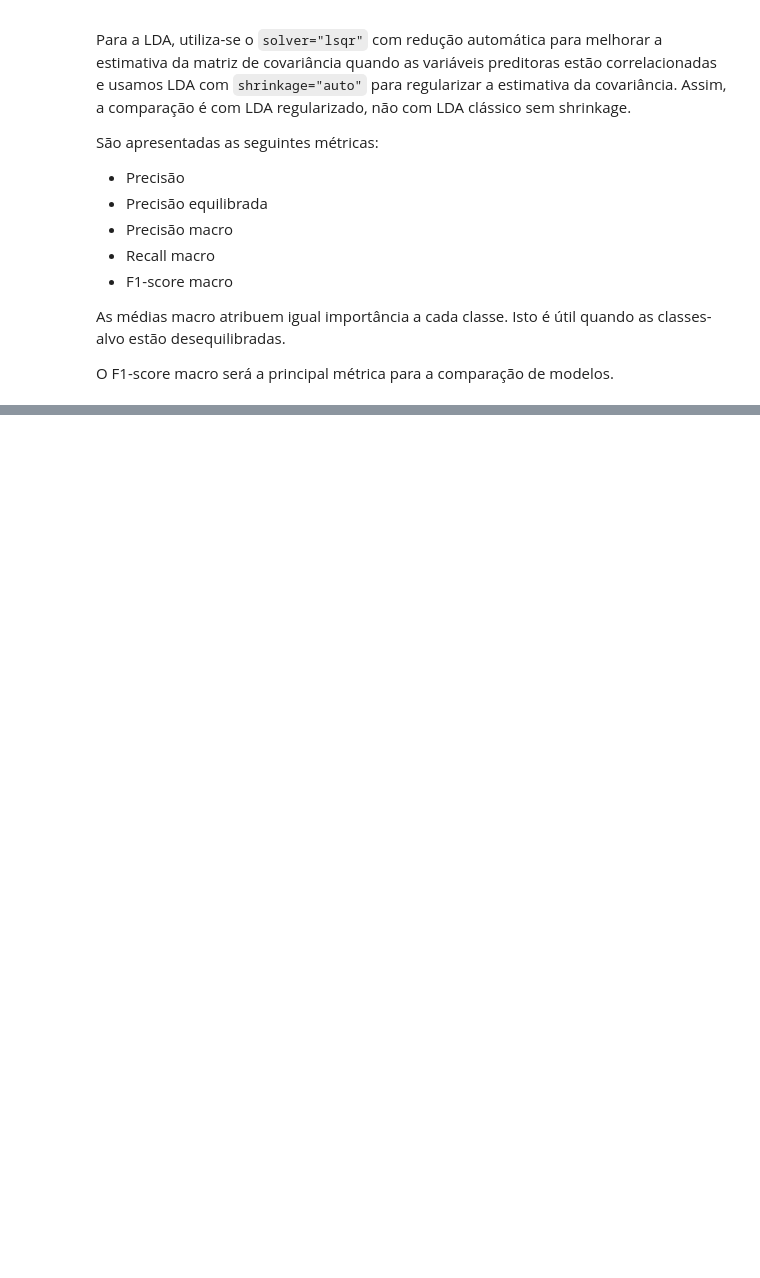
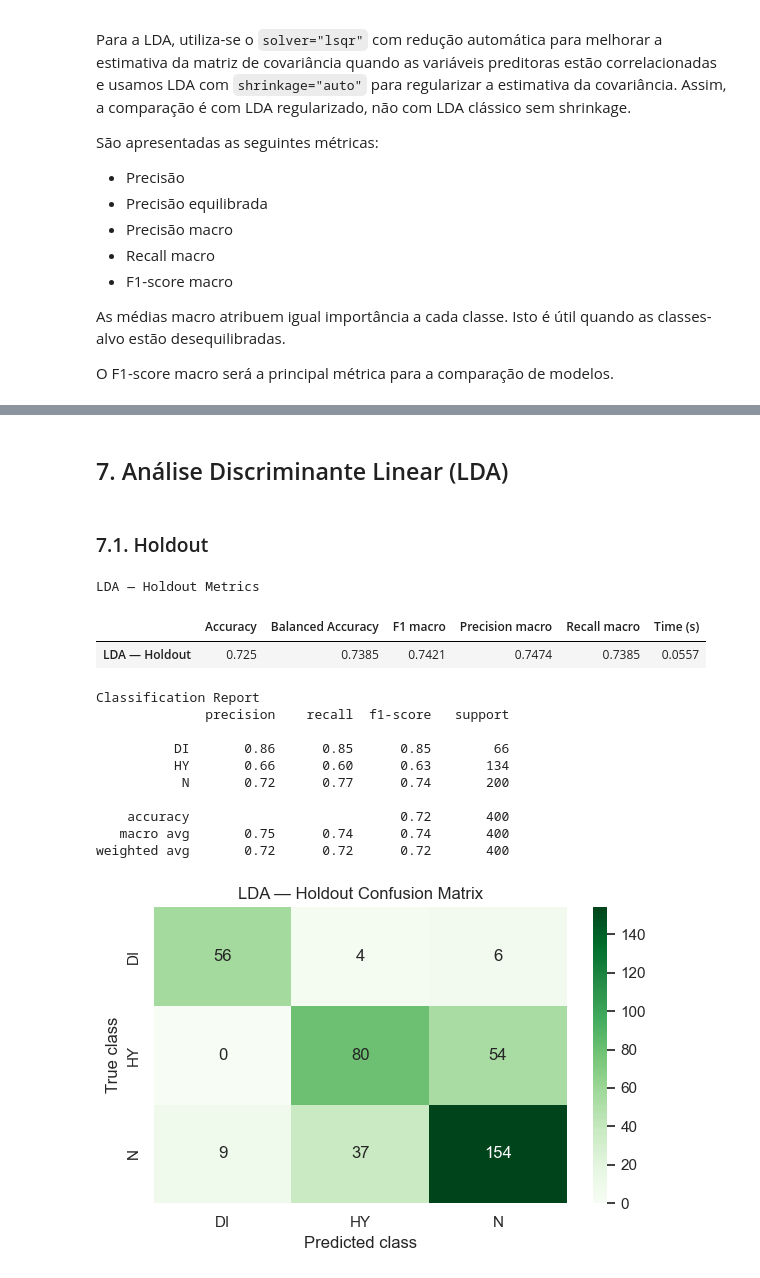
Before and after one commit to GabrielaRibeiroISEP/APRAU, a Jupyter notebook: task1_Classification.ipynb, the cells around one changed output, grey strips where cells are left out. Drawn from its saved outputs; the diff is of its cells as text; code cells hidden in the pictures; blank space fills up the shorter version.

```diff
--- a/task1_Classification.ipynb
+++ b/task1_Classification.ipynb
@@ -1695,0 +1272,73 @@ plt.show()
+# %% [markdown]
+## 7. Análise Discriminante Linear (LDA)
+# %% [markdown]
+### 7.1. Holdout
+# %%
+# Execute Holdout
+lda_holdout_model, lda_holdout_pred, lda_holdout_results = run_holdout(
+    models["LDA"],
+    X_train,
+    X_test,
+    y_train,
+    y_test
+)
+
+# Metrics
+lda_holdout_results = pd.DataFrame(
+    [lda_holdout_results],
+    index=["LDA — Holdout"]
+)
+
+print("LDA — Holdout Metrics")
+display(lda_holdout_results.round(4))
+
+# Classification Report
+print("Classification Report")
+
+print(classification_report(
+    y_test,
+    lda_holdout_pred,
+    labels=sorted(y.unique()),
+    zero_division=0
+))
+
+# Confusion Matrix
+labels = sorted(y.unique())
+
+cm = confusion_matrix(
+    y_test,
+    lda_holdout_pred,
+    labels=labels
+)
+
+plt.figure(figsize=(6, 4))
+
+sns.heatmap(
+    cm,
+    annot=True,
+    fmt="d",
+    cmap="Greens",
+    xticklabels=labels,
+    yticklabels=labels
+)
+
+plt.title("LDA — Holdout Confusion Matrix")
+plt.xlabel("Predicted class")
+plt.ylabel("True class")
+plt.tight_layout()
+plt.show()
+# %% [output]
+LDA — Holdout Metrics
+|  | Accuracy | Balanced Accuracy | F1 macro | Precision macro | Recall macro | Time (s) |
+| LDA — Holdout | 0.725 | 0.7385 | 0.7421 | 0.7474 | 0.7385 | 0.0557 |
+Classification Report
+              precision    recall  f1-score   support
+
+          DI       0.86      0.85      0.85        66
+          HY       0.66      0.60      0.63       134
+           N       0.72      0.77      0.74       200
+
+    accuracy                           0.72       400
+   macro avg       0.75      0.74      0.74       400
+weighted avg       0.72      0.72      0.72       400
+[figure, added]
```
Also changed, not shown: parts of 111 cells of this notebook, 1 other file.
